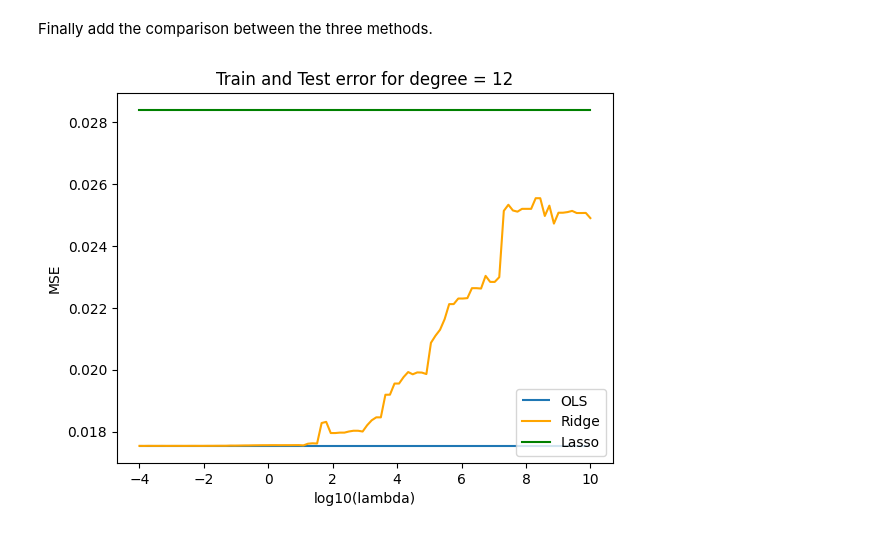
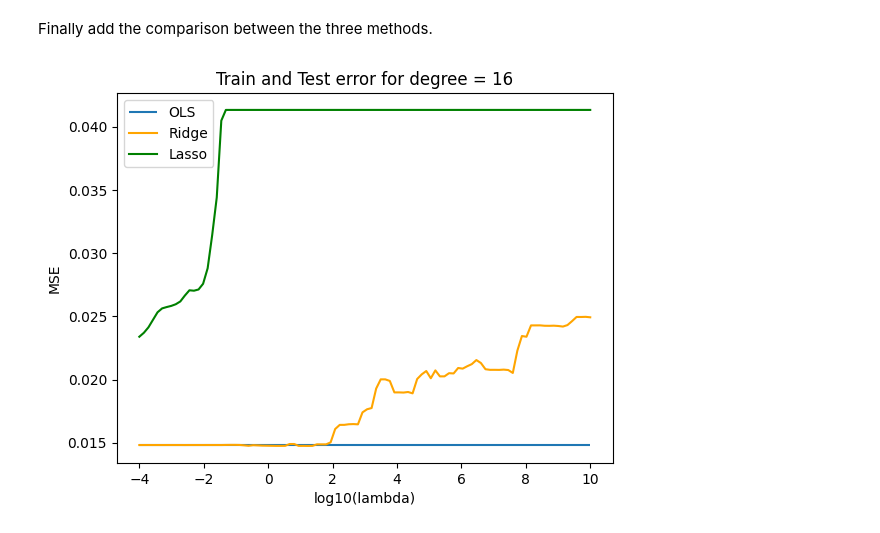
Before and after one commit to alessiasanfelici/FYS-STK4155, a Jupyter notebook: Project bozza/Exercise g.ipynb, the cells around one changed output. Cells and saved outputs as stored; diff of their text form; code cells hidden in the pictures.

Commit message:
Solved Lasso

```diff
--- a/Project bozza/Exercise g.ipynb
+++ b/Project bozza/Exercise g.ipynb
@@ -186,13 +192,10 @@ The second step consists in applying Ridge Regression: the model has been applie
 nlambdas = 100
 lambdas = np.logspace(-4, 10, nlambdas)
 
-MSE_train = np.zeros((nlambdas, maxdegree))
-MSE_test = np.zeros((nlambdas, maxdegree))
-rsqr_train = np.zeros((nlambdas, maxdegree))
-rsqr_test = np.zeros((nlambdas, maxdegree))
-
-# Split in train and test data
-#x_train, x_test, z_train, z_test = train_test_split(X, z, test_size = 0.2)
+MSE_train_Ridge = np.zeros((nlambdas, maxdegree))
+MSE_test_Ridge = np.zeros((nlambdas, maxdegree))
+rsqr_train_Ridge = np.zeros((nlambdas, maxdegree))
+rsqr_test_Ridge = np.zeros((nlambdas, maxdegree))
 
 # Apply ridge for every combination of polynomial degree and lambda
 for j in range(nlambdas):
@@ -205,8 +208,8 @@ for j in range(nlambdas):
             ypredict_test = x_test[:,0:c-1] @ beta
 
             # Store the values of MSE and R2
-            MSE_train[j, i-1] = MSE(z_train, ypredict)
-            MSE_test[j, i-1] = MSE(z_test, ypredict_test)
-            rsqr_train[j, i-1]= rsquare(z_train, ypredict)
-            rsqr_test[j, i-1]= rsquare(z_test, ypredict_test)
+            MSE_train_Ridge[j, i-1] = MSE(z_train, ypredict)
+            MSE_test_Ridge[j, i-1] = MSE(z_test, ypredict_test)
+            rsqr_train_Ridge[j, i-1]= rsquare(z_train, ypredict)
+            rsqr_test_Ridge[j, i-1]= rsquare(z_test, ypredict_test)
 # %%
@@ -282,20 +287,17 @@ MSE_test_Lasso = np.zeros((nlambdas, maxdegree))
 rsqr_train_Lasso = np.zeros((nlambdas, maxdegree))
 rsqr_test_Lasso = np.zeros((nlambdas, maxdegree))
 
-# Split in train and test data
-#x_train, x_test, z_train, z_test = train_test_split(X, z, test_size = 0.2)
-
 # Apply ridge for every combination of polynomial degree and lambda
 for j in range(nlambdas):
     for i in range(1, maxdegree+1):
             c = int((i+2)*(i+1)/2)
-            X_tilde = x_train[:,0:c-1]
+            X_tilde = x_train[:, 0:c-1]
 
-            RegLasso = linear_model.Lasso(lambdas[i], max_iter = 10000)
+            RegLasso = linear_model.Lasso(lambdas[j], max_iter = 20000)
             RegLasso.fit(X_tilde, z_train)
 
             ypredict_Lasso = RegLasso.predict(X_tilde)
-            ypredict_test_Lasso = RegLasso.predict(x_test[:,0:c-1])
+            ypredict_test_Lasso = RegLasso.predict(x_test[:, 0:c-1])
 
             # Store the values of MSE and R2
             MSE_train_Lasso[j, i-1] = MSE(z_train, ypredict_Lasso)
@@ -366,17 +366,17 @@ plt.show()
 # %% [markdown]
 Finally add the comparison between the three methods.
 # %%
-degree = 12
+degree = 16
 
 plt.figure()
-plt.hlines(MSE_test_OLS[11], -4, 10, label = 'OLS')
-plt.plot(np.log10(lambdas), MSE_test[:, 11], 'orange', label = 'Ridge')
-plt.plot(np.log10(lambdas), MSE_test_Lasso[:, 11], 'green', label = 'Lasso')
+plt.hlines(MSE_test_OLS[15], -4, 10, label = 'OLS')
+plt.plot(np.log10(lambdas), MSE_test_Ridge[:, 15], 'orange', label = 'Ridge')
+plt.plot(np.log10(lambdas), MSE_test_Lasso[:, 15], 'green', label = 'Lasso')
 plt.xlabel('log10(lambda)')
 plt.ylabel('MSE')
-plt.title('Train and Test error for degree = 12')
+plt.title('Train and Test error for degree = 16')
 plt.legend()
-plt.savefig("Train and Test error for degree = 12.png")
+plt.savefig("Train and Test error for degree = 16.png")
 plt.show()
 # %% [output]
-[figure, old version]
+[figure, new version]
```
Also changed, not shown: parts of 13 cells of this notebook, 5 other files.
